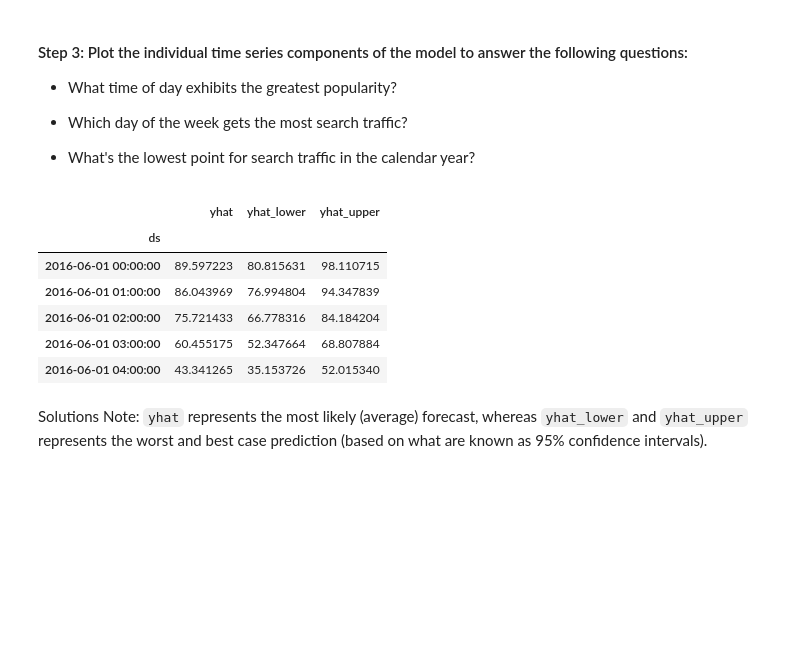
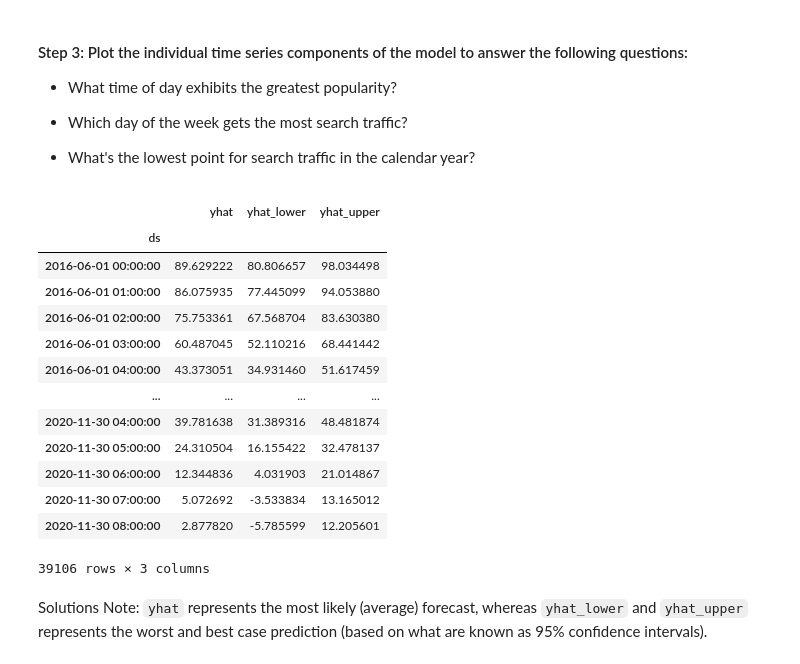
Before and after one commit to jrios46/prophet-challenge, a Jupyter notebook: forecasting_net_prophet.ipynb, the cells around one changed output. Cells and saved outputs as stored; diff of their text form; code cells hidden in the pictures; blank space fills up the shorter version.

```diff
--- a/forecasting_net_prophet.ipynb
+++ b/forecasting_net_prophet.ipynb
@@ -433,7 +436,11 @@ Now, you need to produce a time series model that analyzes and forecasts pattern
 # %%
 # Call the Prophet function, store as an object
+m = Prophet()
+
+m
 # %% [output]
 <prophet.forecaster.Prophet at 0x...>
 # %%
 # Fit the time-series model.
+m.fit(df_mercado_index)
 # %% [output]
@@ -443,8 +457,8 @@ Now, you need to produce a time series model that analyzes and forecasts pattern
 # %%
 # Create a future dataframe to hold predictions
 # Make the prediction go out as far as 2000 hours (approx 80 days)
-
-
+mercado_future_df = m.make_future_dataframe(periods=2000, freq='H')
 # View the last five rows of the future_mercado_trends DataFrame
+mercado_future_df
 # %% [output]
 |  | ds |
@@ -456,7 +477,8 @@ Now, you need to produce a time series model that analyzes and forecasts pattern
 # %%
 # Make the predictions for the trend data using the future_mercado_trends DataFrame
-
+mercado_predictions = m.predict(mercado_future_df)
 
 # Display the first five rows of the forecast_mercado_trends DataFrame
+mercado_predictions
 # %% [output]
 |  | ds | trend | yhat_lower | yhat_upper | trend_lower | trend_upper | additive_terms | ... |
@@ -489,17 +517,25 @@ Now, you need to produce a time series model that analyzes and forecasts pattern
 * What's the lowest point for search traffic in the calendar year?
 # %%
 # Set the index in the forecast_mercado_trends DataFrame to the ds datetime column
-
+mercado_predictions.set_index('ds', inplace=True)
 
 # View the only the yhat,yhat_lower and yhat_upper columns from the DataFrame
+mercado_predictions[['yhat', 'yhat_lower', 'yhat_upper']]
 # %% [output]
 |  | yhat | yhat_lower | yhat_upper |
 | ds |  |  |  |
-| 2016-06-01 00:00:00 | 89.597223 | 80.815631 | 98.110715 |
-| 2016-06-01 01:00:00 | 86.043969 | 76.994804 | 94.347839 |
-| 2016-06-01 02:00:00 | 75.721433 | 66.778316 | 84.184204 |
-| 2016-06-01 03:00:00 | 60.455175 | 52.347664 | 68.807884 |
-| 2016-06-01 04:00:00 | 43.341265 | 35.153726 | 52.015340 |
+| 2016-06-01 00:00:00 | 89.629222 | 80.806657 | 98.034498 |
+| 2016-06-01 01:00:00 | 86.075935 | 77.445099 | 94.053880 |
+| 2016-06-01 02:00:00 | 75.753361 | 67.568704 | 83.630380 |
+| 2016-06-01 03:00:00 | 60.487045 | 52.110216 | 68.441442 |
+| 2016-06-01 04:00:00 | 43.373051 | 34.931460 | 51.617459 |
+| ... | ... | ... | ... |
+| 2020-11-30 04:00:00 | 39.781638 | 31.389316 | 48.481874 |
+| 2020-11-30 05:00:00 | 24.310504 | 16.155422 | 32.478137 |
+| 2020-11-30 06:00:00 | 12.344836 | 4.031903 | 21.014867 |
+| 2020-11-30 07:00:00 | 5.072692 | -3.533834 | 13.165012 |
+| 2020-11-30 08:00:00 | 2.877820 | -5.785599 | 12.205601 |
+39106 rows × 3 columns
 # %% [markdown]
 Solutions Note: `yhat` represents the most likely (average) forecast, whereas `yhat_lower` and `yhat_upper` represents the worst and best case prediction (based on what are known as 95% confidence intervals).
 # %%
```
Also changed, not shown: parts of 8 cells of this notebook.
